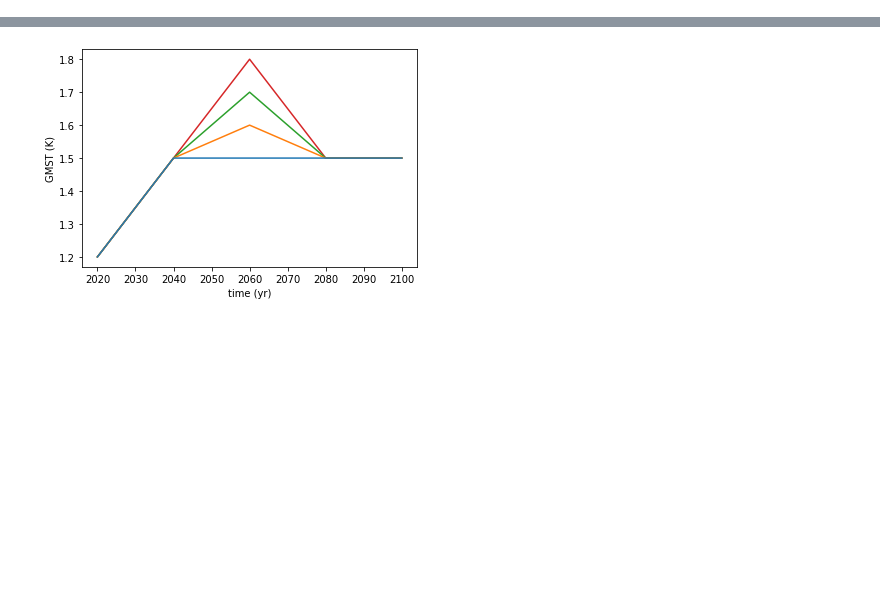
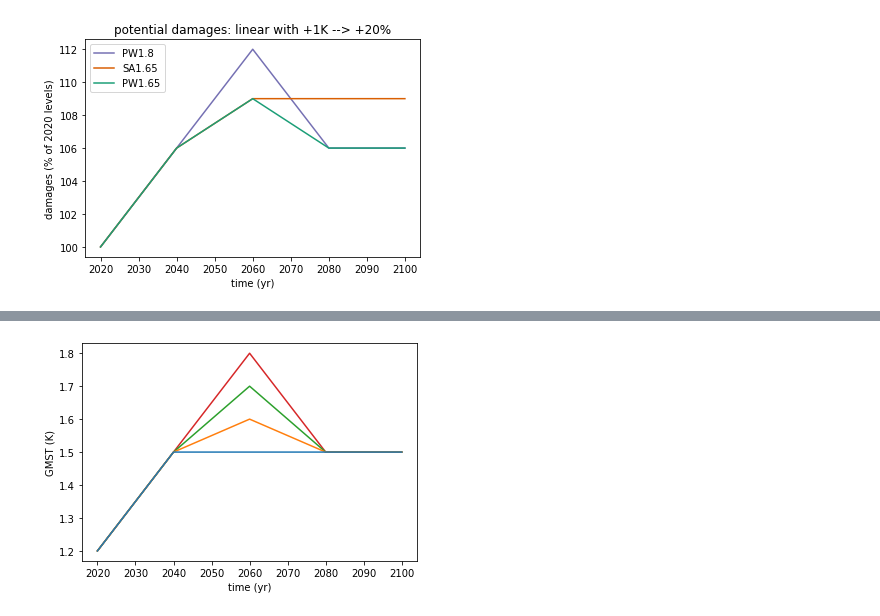
Before and after one commit to qlejeune/Overshoot-analyses, a Jupyter notebook: adaptation_analysis.ipynb, the cells around one changed output, grey strips where cells are left out. Cells and saved outputs as stored; diff of their text form; code cells hidden in the pictures; blank space fills up the shorter version.

```diff
--- a/adaptation_analysis.ipynb
+++ b/adaptation_analysis.ipynb
@@ -669,0 +80,22 @@ plt.show()
+# %%
+# Plot the relative change in damages from Global Warming if there is no adaptation
+
+# Define damage coefficients from global warming
+# assuming a linear increase in damages with GW, with +1K leading to +20% damages
+dam_coeff = 100 + (GMT-GMT[0,0])*20 # damages linear with GW, +1K brings +20% damages
+
+# plot damages
+plt.figure()
+
+plt.plot(years,dam_coeff[3,:], color='#7570b3', label='PW1.8')
+plt.plot(years,dam_coeff[2,:], color='#d95f02', label='SA1.65')
+plt.plot(years,dam_coeff[1,:], color='#1b9e77', label='PW1.65')
+#plt.plot(years,dam_coeff[0,:], color='C0')
+
+plt.title('potential damages: linear with +1K --> +20%')
+plt.xlabel('time (yr)')
+plt.ylabel('damages (% of 2020 levels)')
+plt.legend(loc='upper left')
+plt.show()
+# %% [output]
+[figure, added]
```
Also changed, not shown: parts of 36 cells of this notebook.
